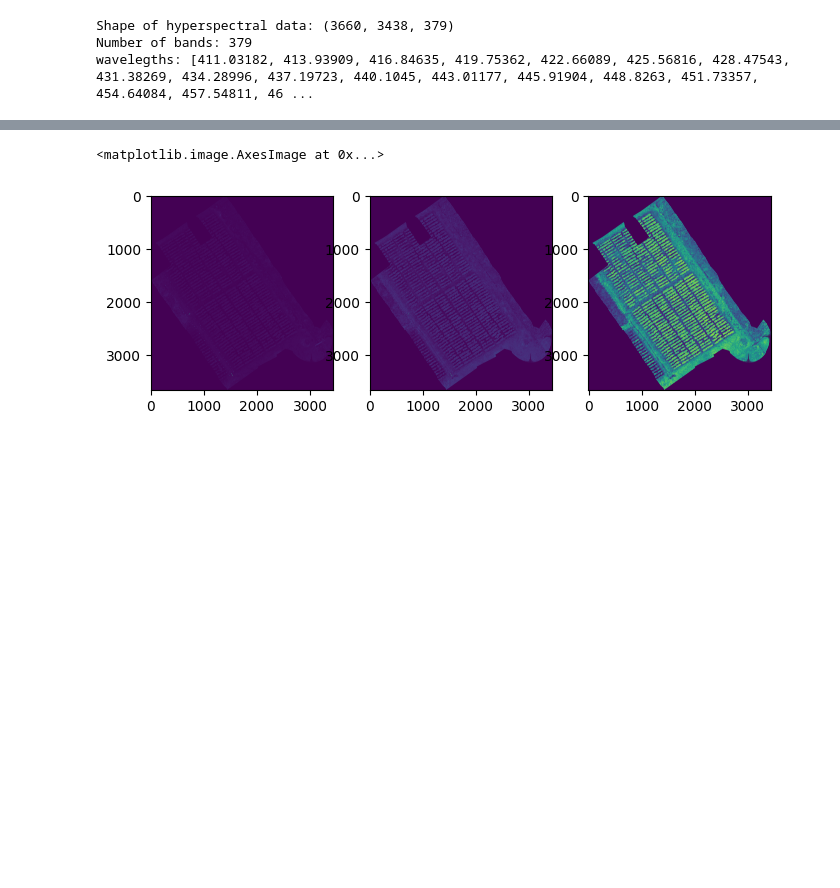
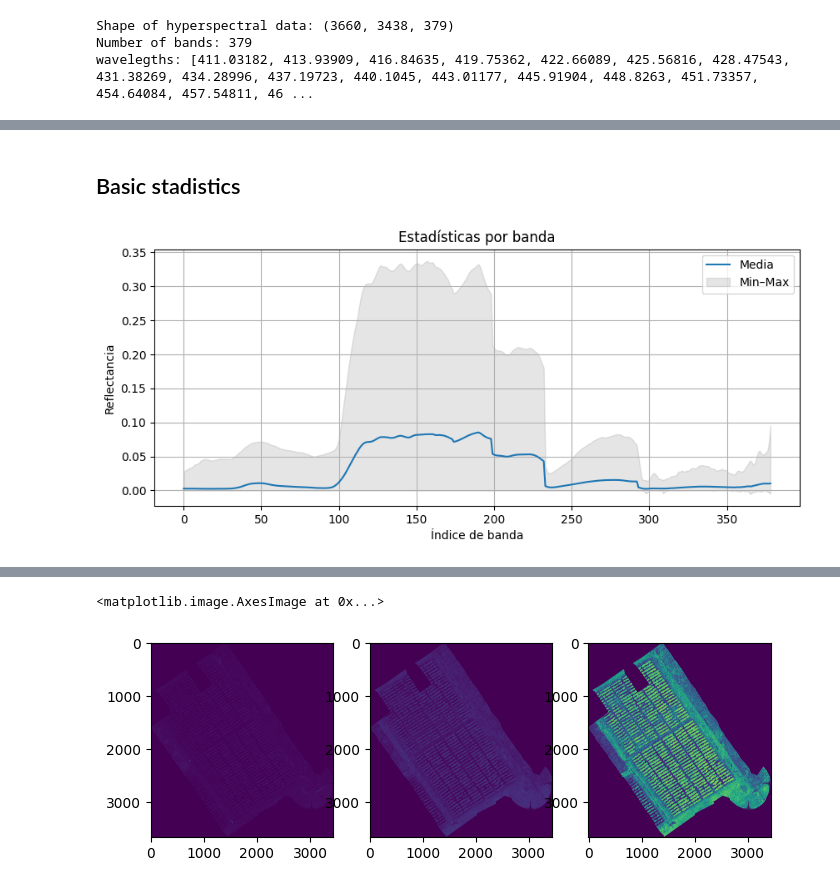
Before and after one commit to johnma96/thesis, a Jupyter notebook: notebooks/001-jmmz-load-data.ipynb, the cells around one changed output, grey strips where cells are left out. Saved outputs shown, nothing was run; the diff lists cells and outputs as text; code cells hidden in the pictures; blank space fills up the shorter version.

```diff
--- a/notebooks/001-jmmz-load-data.ipynb
+++ b/notebooks/001-jmmz-load-data.ipynb
@@ -40,6 +41,7 @@ img
 # %%
 # Access the wavelegths associated with each band
 wavelegths = img.bands.centers
+n_wavelegths = len(wavelegths)
 # %%
 print('Shape of hyperspectral data:', img.shape)
 print('Number of bands:', img.shape[2])
@@ -50,0 +74,25 @@ wavelegths: [411.03182, 413.93909, 416.84635, 419.75362, 422.66089, 425.56816, 4
+# %%
+def downsample_lazy(img, step=10):
+    """Crea una versión reducida sin cargar todo el cubo."""
+    rows, cols, wavelegths = img.shape
+    new_rows = rows // step
+    new_cols = cols // step
+    mini = np.zeros((new_rows, new_cols, wavelegths), dtype=np.float32)
+
+    print(mini.shape)
+    print(rows, cols, wavelegths)
+    print(new_rows, new_cols)
+
+    print(f"⏳ Generando mini-cubo con paso {step}...")
+    for i_out, i in enumerate(range(0, rows, step)):
+        print(i_out, i)
+        for j_out, j in enumerate(range(0, cols, step)):
+            print('\t', j_out, j)
+            try:
+                mini[i_out, j_out, :] = img[i, j, :]
+            except:
+                pass
+    return mini
+
+mini_cubo = downsample_lazy(img, step=20)
+print("✅ Mini-cubo generado:", mini_cubo.shape)
@@ -50,0 +117,18 @@ wavelegths: [411.03182, 413.93909, 416.84635, 419.75362, 422.66089, 425.56816, 4
+# %% [markdown]
+## Basic stadistics
+# %%
+medias = [np.mean(mini_cubo[:, :, i]) for i in range(n_wavelegths)]
+mins = [np.min(mini_cubo[:, :, i]) for i in range(n_wavelegths)]
+maxs = [np.max(mini_cubo[:, :, i]) for i in range(n_wavelegths)]
+
+plt.figure(figsize=(10,4))
+plt.plot(medias, label='Media')
+plt.fill_between(range(n_wavelegths), mins, maxs, color='gray', alpha=0.2, label='Min–Max')
+plt.title("Estadísticas por banda")
+plt.xlabel("Índice de banda")
+plt.ylabel("Reflectancia")
+plt.legend()
+plt.grid(True)
+plt.show()
+# %% [output]
+[figure, added]
```
Also changed, not shown: parts of 10 cells of this notebook.
